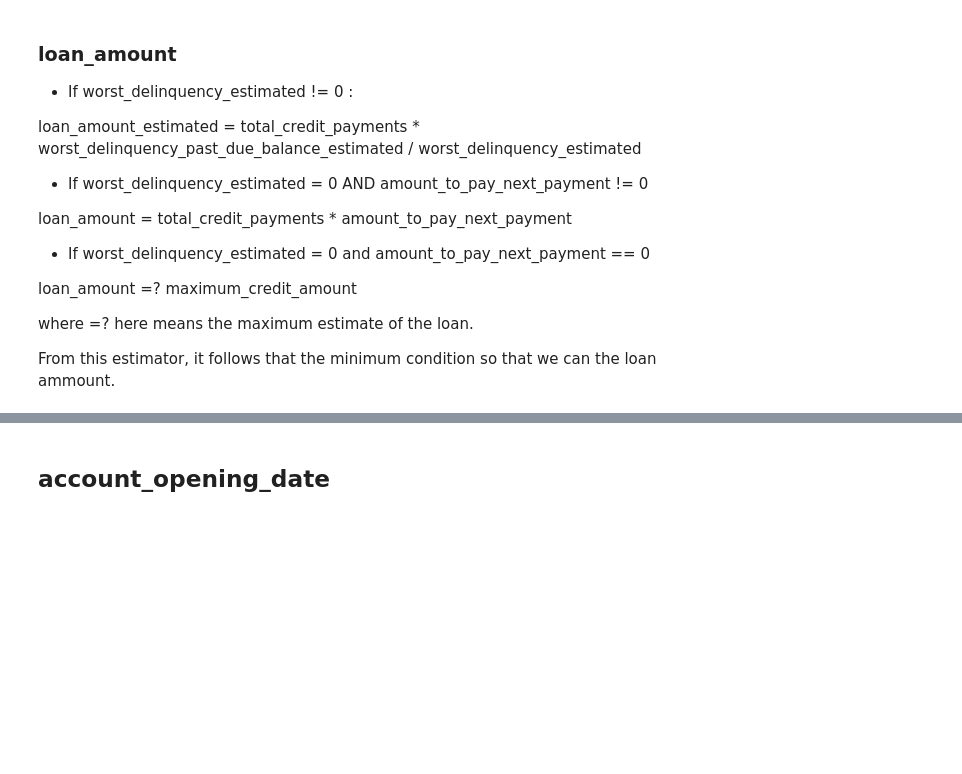
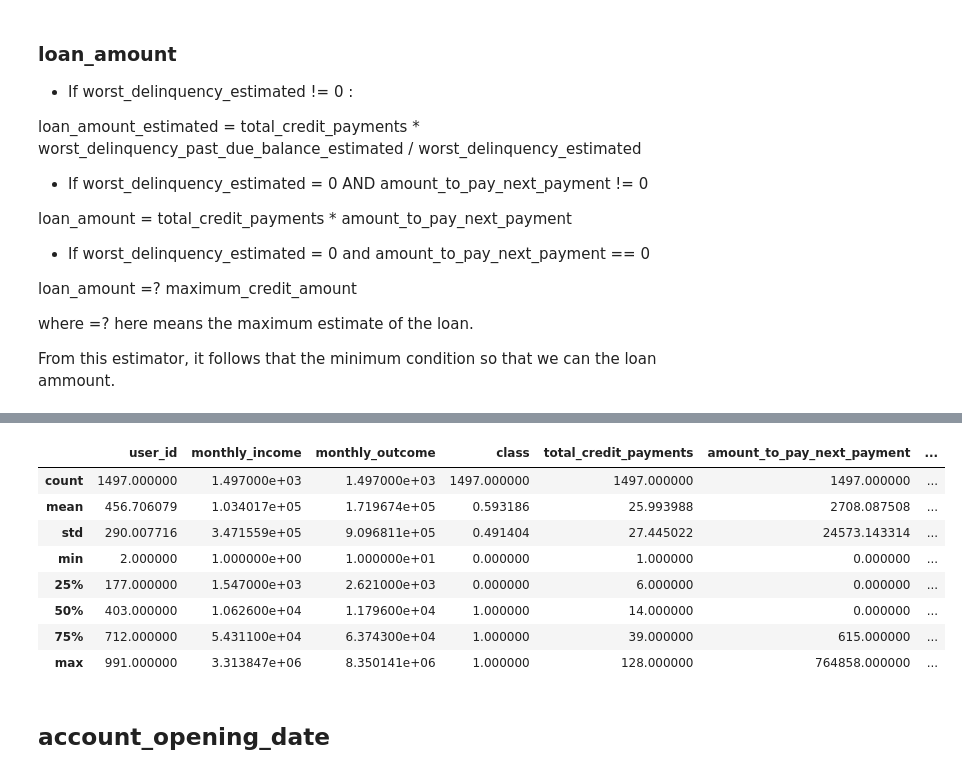
Before and after one commit to reneang17/fintech-demo, a Jupyter notebook: data_understanding.ipynb, the cells around one changed output, grey strips where cells are left out. Saved outputs shown, nothing was run; the diff lists cells and outputs as text; code cells hidden in the pictures; blank space fills up the shorter version.

```diff
--- a/data_understanding.ipynb
+++ b/data_understanding.ipynb
@@ -422,19 +426,34 @@ memory usage: 639.5+ KB
 # %%
 # The following are the minimum conditions so that we can the loan ammount.
 
-condition_loan_estimate_1 = ~ (
+condition_loan_estimate_1 =  (
     (df['total_credit_payments'] == 0) &
     (df['worst_delinquency_estimated'] != 0))
 
 
-df = df[condition_loan_estimate_1]
+set1 = set(df[condition_loan_estimate_1]['user_id'])
 
-condition_loan_estimate_2 = ~ ((df['worst_delinquency_estimated']==0) & (
+condition_loan_estimate_2 =  ((df['worst_delinquency_estimated']==0) & (
         ((df['amount_to_pay_next_payment'] * df['total_credit_payments']==0)) &
         (df['maximum_credit_amount']==0))
         )
 
-df = df[condition_loan_estimate_2]
+set2 = set(df[condition_loan_estimate_2]['user_id'])
+
+veto_users=  list(set1 | set2)
+
+df = df[ ~ df.user_id.isin(veto_users)]
+df.describe()
+# %% [output]
+|  | user_id | monthly_income | monthly_outcome | class | total_credit_payments | amount_to_pay_next_payment | ... |
+| count | 1497.000000 | 1.497000e+03 | 1.497000e+03 | 1497.000000 | 1497.000000 | 1497.000000 | ... |
+| mean | 456.706079 | 1.034017e+05 | 1.719674e+05 | 0.593186 | 25.993988 | 2708.087508 | ... |
+| std | 290.007716 | 3.471559e+05 | 9.096811e+05 | 0.491404 | 27.445022 | 24573.143314 | ... |
+| min | 2.000000 | 1.000000e+00 | 1.000000e+01 | 0.000000 | 1.000000 | 0.000000 | ... |
+| 25% | 177.000000 | 1.547000e+03 | 2.621000e+03 | 0.000000 | 6.000000 | 0.000000 | ... |
+| 50% | 403.000000 | 1.062600e+04 | 1.179600e+04 | 1.000000 | 14.000000 | 0.000000 | ... |
+| 75% | 712.000000 | 5.431100e+04 | 6.374300e+04 | 1.000000 | 39.000000 | 615.000000 | ... |
+| max | 991.000000 | 3.313847e+06 | 8.350141e+06 | 1.000000 | 128.000000 | 764858.000000 | ... |
 # %%
 def loan_amount(columns):
     total_credit_payments = columns[0]
```
Also changed, not shown: parts of 17 cells of this notebook, 1 other file.
